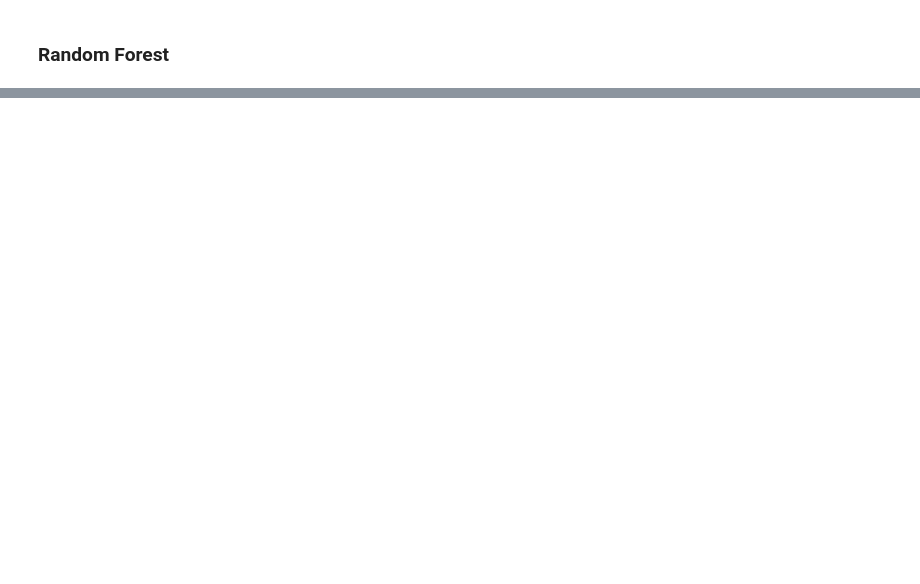
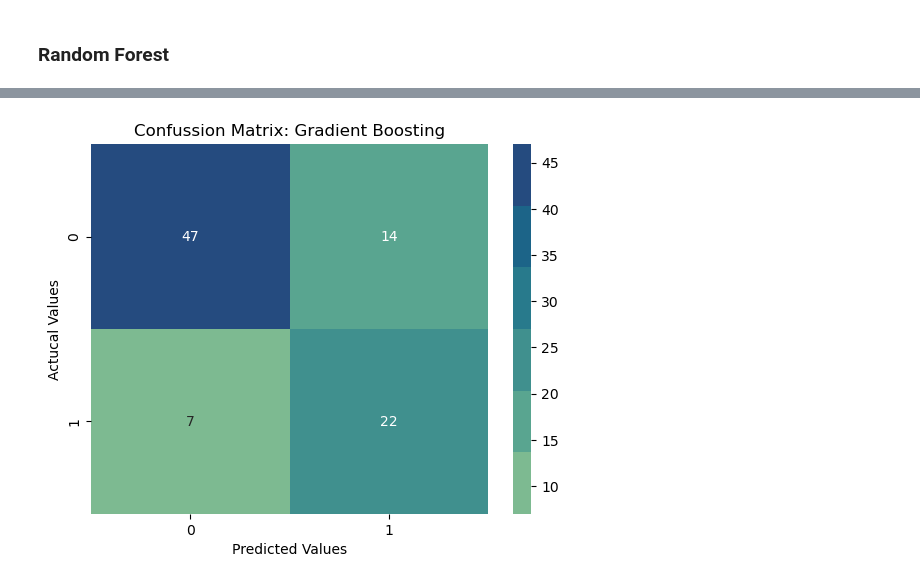
Before and after one commit to enthokz/Prediction-Model-Exercise, a Jupyter notebook: Heart Failure Predict/Prediction_model_heart_disease.ipynb, the cells around one changed output, grey strips where cells are left out. Cells and saved outputs as stored; diff of their text form; code cells hidden in the pictures; blank space fills up the shorter version.

```diff
--- a/Heart Failure Predict/Prediction_model_heart_disease.ipynb
+++ b/Heart Failure Predict/Prediction_model_heart_disease.ipynb
@@ -585,0 +633,12 @@ Traceback (most recent call last):
+# %%
+# Build Confussion Matrix
+
+confus= confusion_matrix(y1_test,y1_pred_gb)
+sns.heatmap(confus, annot=True, cmap=sns.color_palette('crest'))
+plt.xlabel('Predicted Values')
+plt.ylabel('Actucal Values')
+
+plt.title('Confussion Matrix: Gradient Boosting')
+plt.show()
+# %% [output]
+[figure, added]
```
Also changed, not shown: parts of 24 cells of this notebook.
